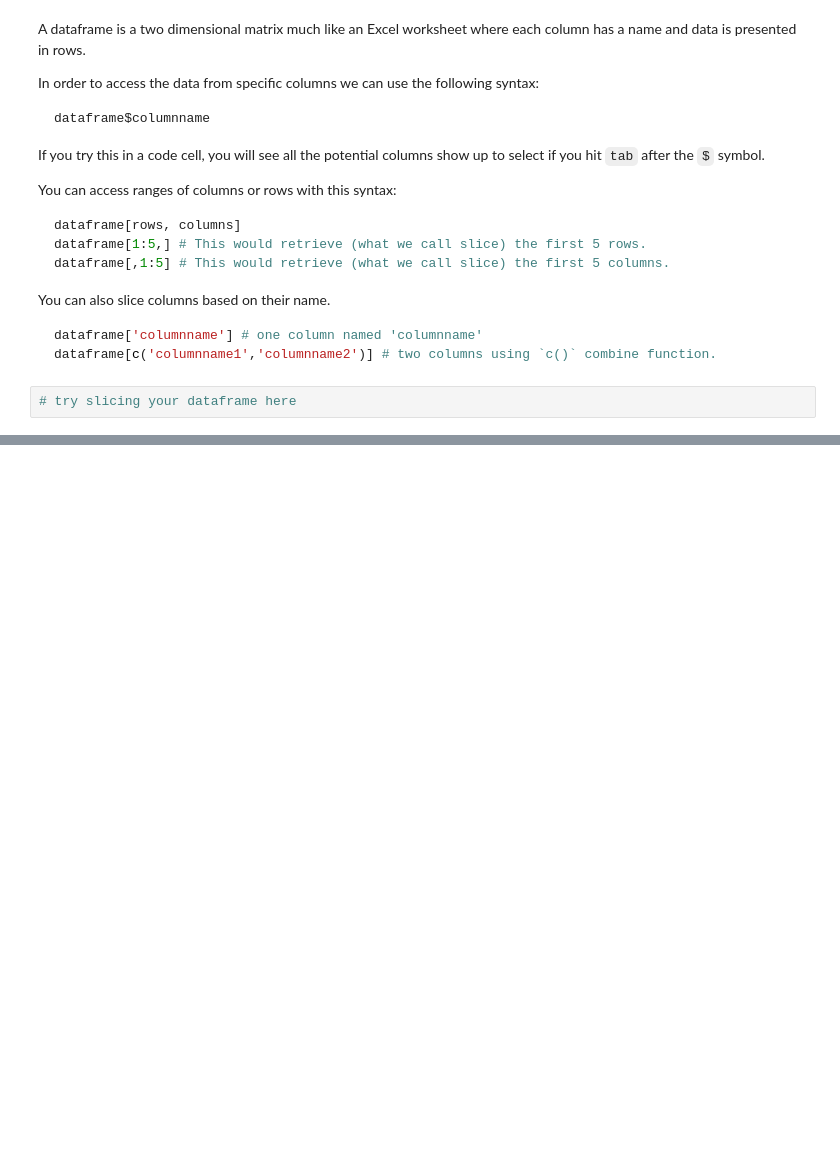
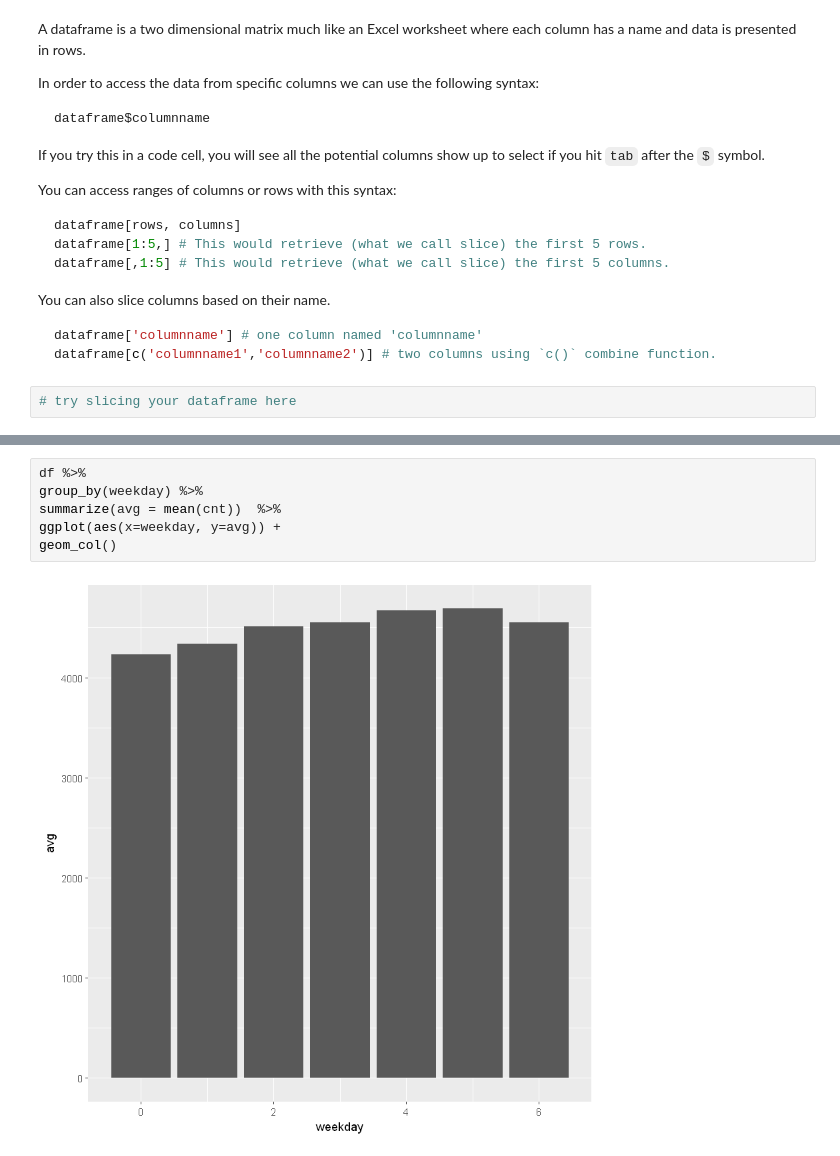
Before and after one commit to azbones/cis503_data_science_tools, a Jupyter notebook: Intro_to_data_science_tools-2.ipynb, the cells around one changed output, grey strips where cells are left out. Drawn from its saved outputs; the diff is of its cells as text; blank space fills up the shorter version.

```diff
--- a/Intro_to_data_science_tools-2.ipynb
+++ b/Intro_to_data_science_tools-2.ipynb
@@ -120,0 +249,8 @@ ggplot(data=df) + geom_point(mapping= aes(x=dteday, y=cnt))
+# %%
+df %>%
+group_by(weekday) %>%
+summarize(avg = mean(cnt))  %>%
+ggplot(aes(x=weekday, y=avg)) +
+geom_col()
+# %% [output]
+[figure, added]
```
Also changed, not shown: parts of 10 cells of this notebook, 1 other file.
